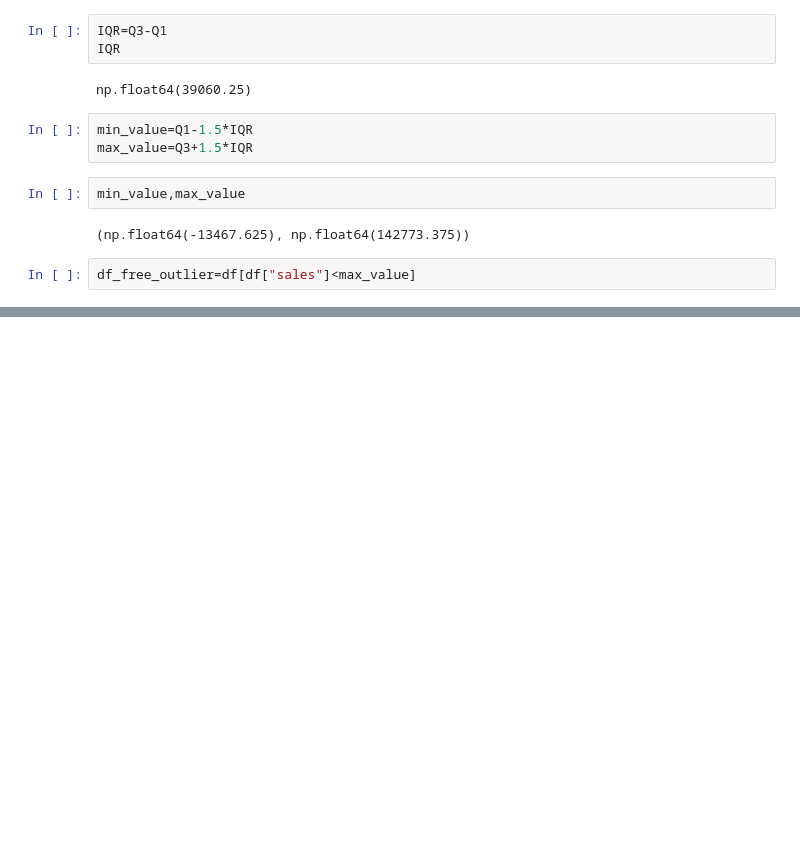
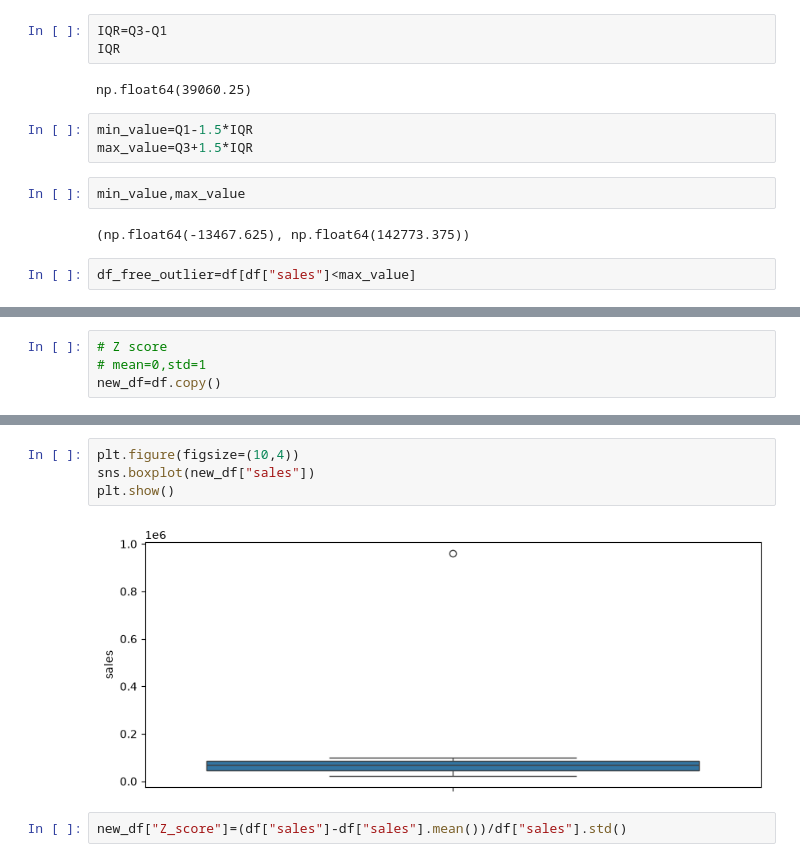
Before and after one commit to harshrathi0010-web/Python_Practice_Revision, a Jupyter notebook: Outlier.ipynb, the cells around one changed output, grey strips where cells are left out. Drawn from its saved outputs; the diff is of its cells as text; blank space fills up the shorter version.

```diff
--- a/Outlier.ipynb
+++ b/Outlier.ipynb
@@ -117,0 +141,4 @@ df.head(12)
+# %%
+# Z score
+# mean=0,std=1
+new_df=df.copy()
@@ -117,0 +161,8 @@ df.head(12)
+# %%
+plt.figure(figsize=(10,4))
+sns.boxplot(new_df["sales"])
+plt.show()
+# %% [output]
+[figure, added]
+# %%
+new_df["Z_score"]=(df["sales"]-df["sales"].mean())/df["sales"].std()
```
Also changed, not shown: parts of 8 cells of this notebook.
